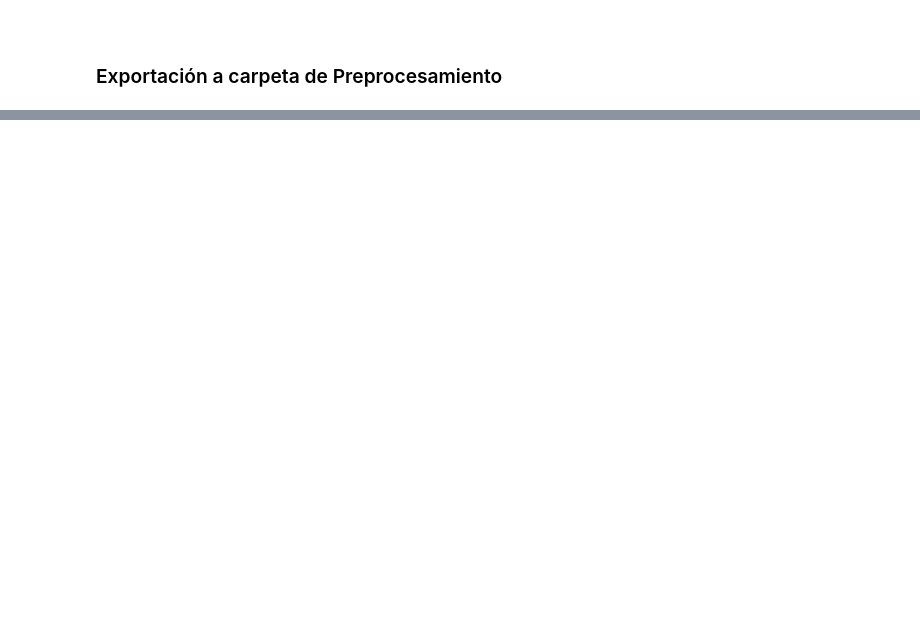
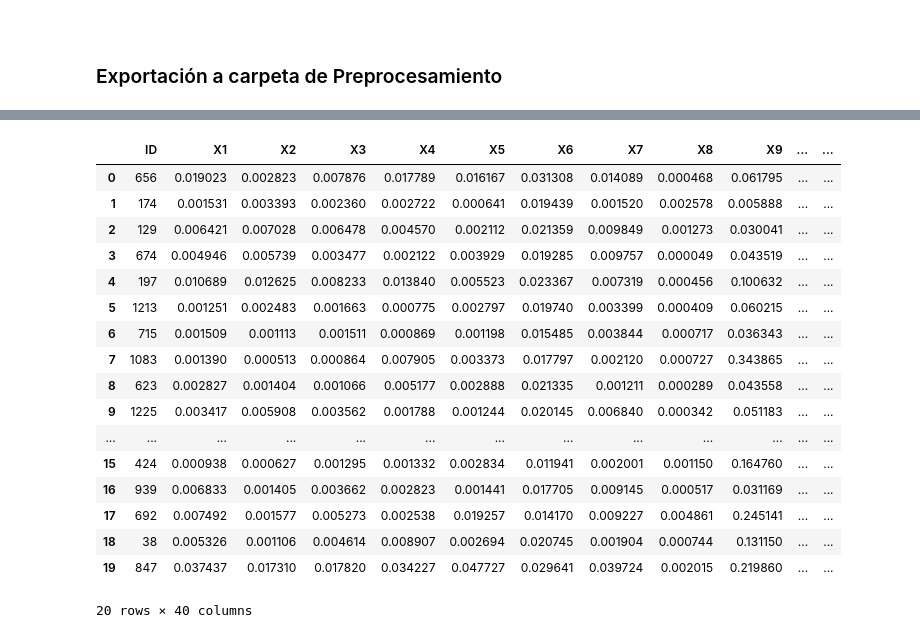
Before and after one commit to DomingoLopez/ClubFansIris, a Jupyter notebook: preprocesamiento/preprocesamiento.ipynb, the cells around one changed output, grey strips where cells are left out. Saved outputs shown, nothing was run; the diff lists cells and outputs as text; code cells hidden in the pictures; blank space fills up the shorter version.

```diff
--- a/preprocesamiento/preprocesamiento.ipynb
+++ b/preprocesamiento/preprocesamiento.ipynb
@@ -518,0 +536,22 @@ dtype: float64
+# %%
+# Imputando con KNN (TEST)
+
+df_final_test = df_test_encoded.drop('ID', axis=1, inplace=False)
+test_ID = df_test_encoded['ID'].copy()
+
+# scalamos definitivamente
+scaler = MinMaxScaler()
+df_scaled = scaler.fit_transform(df_final_test.to_numpy())
+df_scaled = pd.DataFrame(df_scaled,index=df_final_test.index, columns=[
+  df_final_test.columns])
+
+Knn_imp_test = KNNImputer(n_neighbors=4).fit(df_scaled)
+imputed_X_test = pd.DataFrame(Knn_imp_test.transform(df_scaled), columns=df_scaled.columns)
+
+result_df_test = pd.merge(test_ID, imputed_X_test, left_index=True, right_index=True)
+result_df_test.columns = df_test_encoded.columns
+# vemos ratio de nulos ahora
+ratio_nulos_test_result = result_df_test.isnull().sum()/result_df_test.shape[0]
+ratio_nulos_test_result
+
+result_df_test.head()
@@ -562,3 +616,24 @@ result_df_test['X30'] = result_df_test['X30'].astype('int')
+# %%
+result_df_test.head(20)
+# %% [output]
+|  | ID | X1 | X2 | X3 | X4 | X5 | X6 | X7 | X8 | X9 | ... | ... |
+| 0 | 656 | 0.019023 | 0.002823 | 0.007876 | 0.017789 | 0.016167 | 0.031308 | 0.014089 | 0.000468 | 0.061795 | ... | ... |
+| 1 | 174 | 0.001531 | 0.003393 | 0.002360 | 0.002722 | 0.000641 | 0.019439 | 0.001520 | 0.002578 | 0.005888 | ... | ... |
+| 2 | 129 | 0.006421 | 0.007028 | 0.006478 | 0.004570 | 0.002112 | 0.021359 | 0.009849 | 0.001273 | 0.030041 | ... | ... |
+| 3 | 674 | 0.004946 | 0.005739 | 0.003477 | 0.002122 | 0.003929 | 0.019285 | 0.009757 | 0.000049 | 0.043519 | ... | ... |
+| 4 | 197 | 0.010689 | 0.012625 | 0.008233 | 0.013840 | 0.005523 | 0.023367 | 0.007319 | 0.000456 | 0.100632 | ... | ... |
+| 5 | 1213 | 0.001251 | 0.002483 | 0.001663 | 0.000775 | 0.002797 | 0.019740 | 0.003399 | 0.000409 | 0.060215 | ... | ... |
+| 6 | 715 | 0.001509 | 0.001113 | 0.001511 | 0.000869 | 0.001198 | 0.015485 | 0.003844 | 0.000717 | 0.036343 | ... | ... |
+| 7 | 1083 | 0.001390 | 0.000513 | 0.000864 | 0.007905 | 0.003373 | 0.017797 | 0.002120 | 0.000727 | 0.343865 | ... | ... |
+| 8 | 623 | 0.002827 | 0.001404 | 0.001066 | 0.005177 | 0.002888 | 0.021335 | 0.001211 | 0.000289 | 0.043558 | ... | ... |
+| 9 | 1225 | 0.003417 | 0.005908 | 0.003562 | 0.001788 | 0.001244 | 0.020145 | 0.006840 | 0.000342 | 0.051183 | ... | ... |
+| ... | ... | ... | ... | ... | ... | ... | ... | ... | ... | ... | ... | ... |
+| 15 | 424 | 0.000938 | 0.000627 | 0.001295 | 0.001332 | 0.002834 | 0.011941 | 0.002001 | 0.001150 | 0.164760 | ... | ... |
+| 16 | 939 | 0.006833 | 0.001405 | 0.003662 | 0.002823 | 0.001441 | 0.017705 | 0.009145 | 0.000517 | 0.031169 | ... | ... |
+| 17 | 692 | 0.007492 | 0.001577 | 0.005273 | 0.002538 | 0.019257 | 0.014170 | 0.009227 | 0.004861 | 0.245141 | ... | ... |
+| 18 | 38 | 0.005326 | 0.001106 | 0.004614 | 0.008907 | 0.002694 | 0.020745 | 0.001904 | 0.000744 | 0.131150 | ... | ... |
+| 19 | 847 | 0.037437 | 0.017310 | 0.017820 | 0.034227 | 0.047727 | 0.029641 | 0.039724 | 0.002015 | 0.219860 | ... | ... |
+20 rows × 40 columns
 # %%
 
 result_df_train.to_csv('../data_preprocess/train_preprocess.csv', index=False)
```
Also changed, not shown: parts of 19 cells of this notebook, 2 other files.
